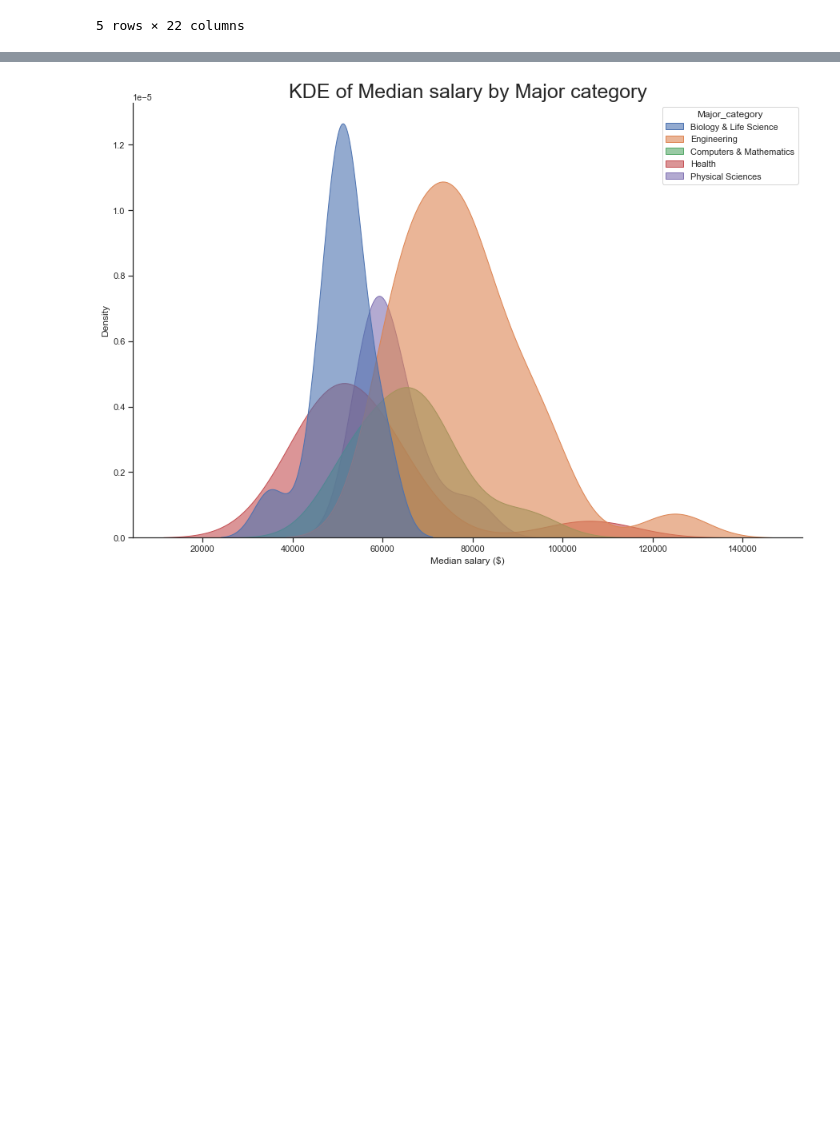
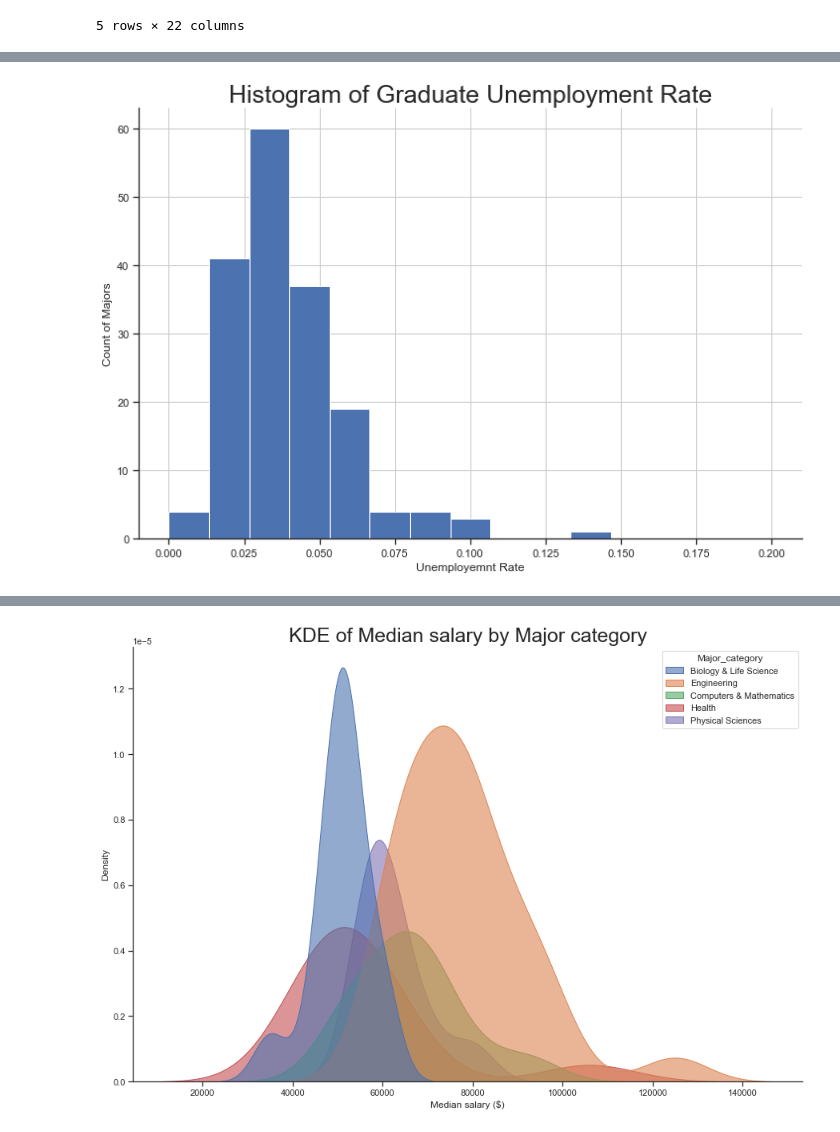
Before and after one commit to jhaarala23/dasc2103project, a Jupyter notebook: analysis_for_project.ipynb, the cells around one changed output, grey strips where cells are left out. Saved outputs shown, nothing was run; the diff lists cells and outputs as text; code cells hidden in the pictures; blank space fills up the shorter version.

```diff
--- a/analysis_for_project.ipynb
+++ b/analysis_for_project.ipynb
@@ -42,0 +57,9 @@ sns.set_theme(style="ticks", rc=custom_params)
+# %%
+unemployment_hist = grad_df['Grad_unemployment_rate'].hist(bins=15, range=(0,0.2), figsize=(12,8))
+unemployment_hist.set_title("Histogram of Graduate Unemployment Rate")
+unemployment_hist.set_xlabel("Unemployemnt Rate")
+unemployment_hist.set_ylabel("Count of Majors")
+
+plt.show()
+# %% [output]
+[figure, added]
```
Also changed, not shown: parts of 26 cells of this notebook.
